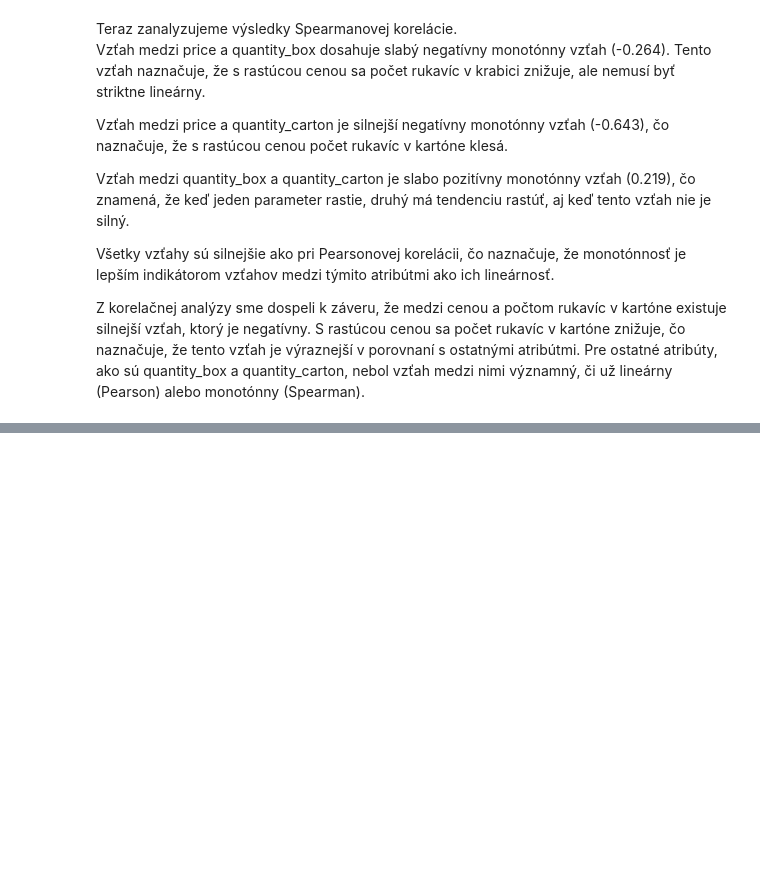
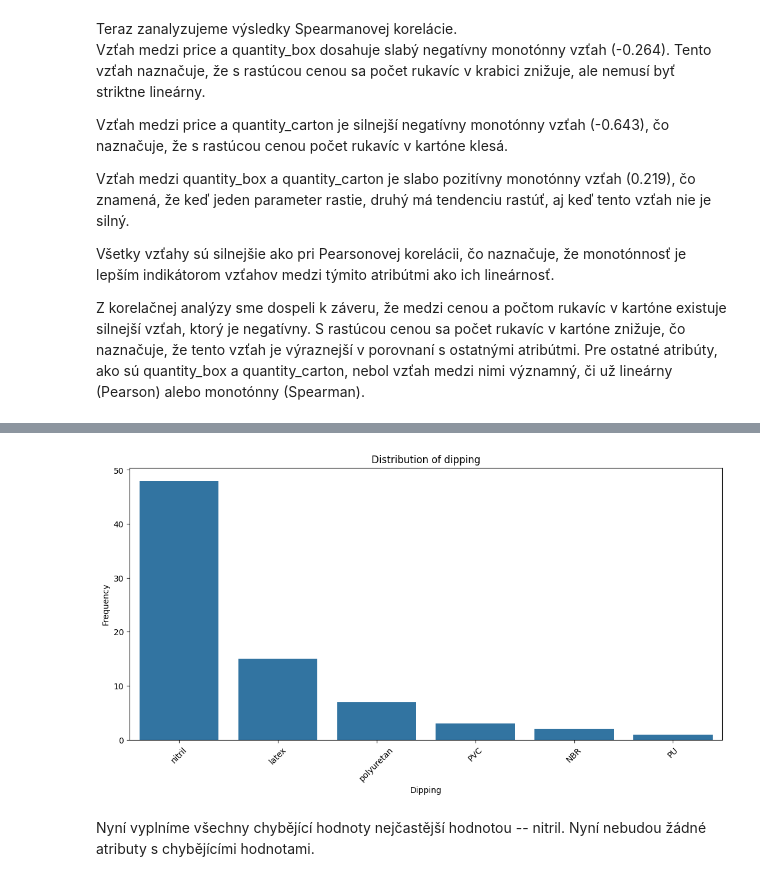
Before and after one commit to Adam-K2/upa-project, a Jupyter notebook: projekt_3/upa_3.ipynb, the cells around one changed output, grey strips where cells are left out. Drawn from its saved outputs; the diff is of its cells as text; code cells hidden in the pictures; blank space fills up the shorter version.

```diff
--- a/projekt_3/upa_3.ipynb
+++ b/projekt_3/upa_3.ipynb
@@ -426,0 +527,16 @@ Z korelačnej analýzy sme dospeli k záveru, že medzi cenou a počtom rukavíc
+# %%
+df.loc[df['dipping'] == "nitrilová", 'dipping'] = 'nitril'
+df.loc[df['dipping'] == "latexová", 'dipping'] = 'latex'
+df.loc[df['dipping'] == "latexové", 'dipping'] = 'latex'
+
+plt.figure(figsize=(13, 6))
+sns.countplot(data=df, x='dipping', order=df['dipping'].value_counts().index)
+plt.title('Distribution of dipping')
+plt.xlabel('Dipping')
+plt.ylabel('Frequency')
+plt.xticks(rotation=45)
+plt.show()
+# %% [output]
+[figure, added]
+# %% [markdown]
+Nyní vyplníme všechny chybějící hodnoty nejčastější hodnotou -- nitril. Nyní nebudou žádné atributy s chybějícími hodnotami.
```
Also changed, not shown: parts of 18 cells of this notebook.
